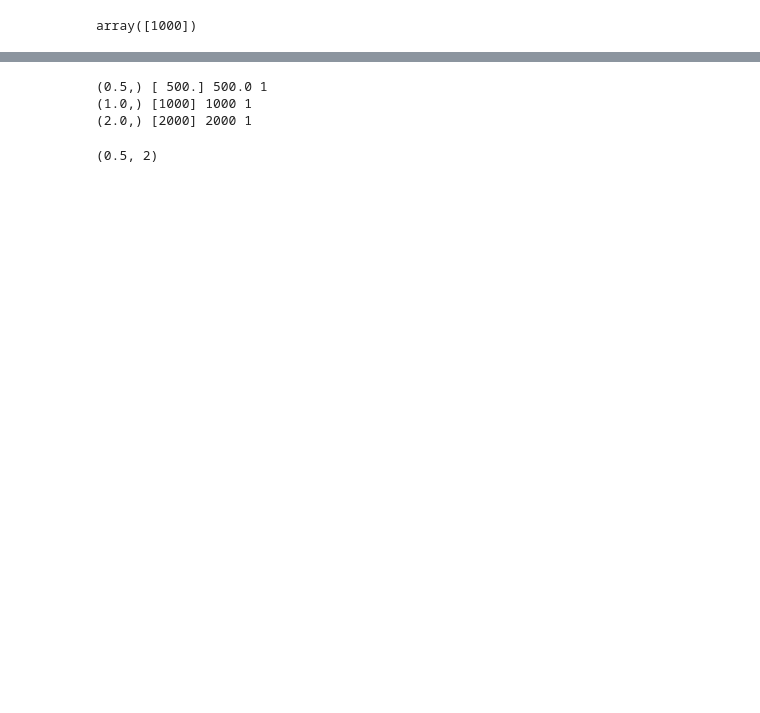
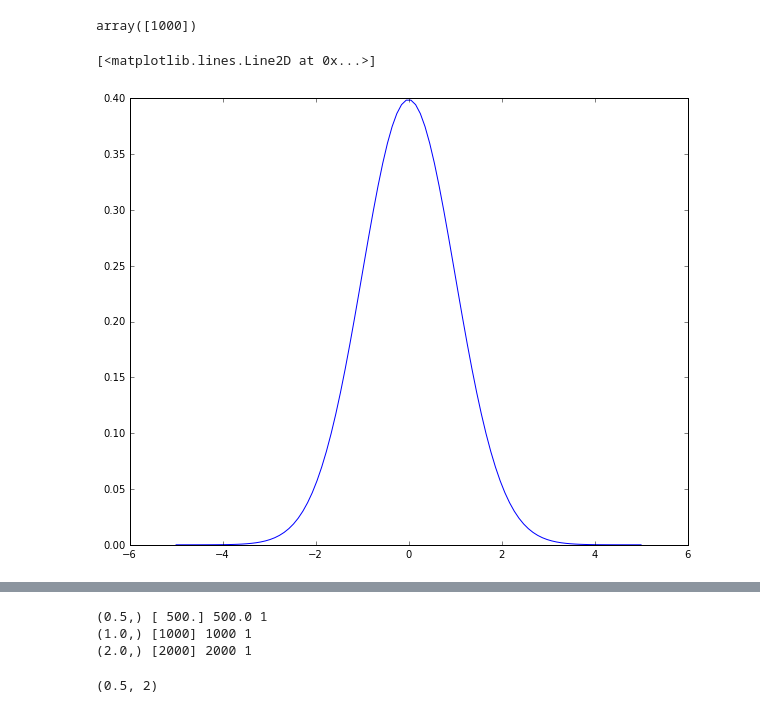
Before and after one commit to JelleAalbers/blueice, a Jupyter notebook: notebooks/Test rate and shape parameters.ipynb, the cells around one changed output, grey strips where cells are left out. Drawn from its saved outputs; the diff is of its cells as text; code cells hidden in the pictures; blank space fills up the shorter version.

Commit message:
Add test notebook

```diff
--- a/notebooks/Test rate and shape parameters.ipynb
+++ b/notebooks/Test rate and shape parameters.ipynb
@@ -43,8 +15,14 @@ config = dict(
 # %%
-m = Model(config)
+m = Model(test_conf(n_sources=1))
 m.expected_events()
 # %% [output]
 array([1000])
+# %%
+q = np.linspace(-5, 5, 100)
+plt.plot(q, m.sources[0].pdf(q))
+# %% [output]
+[<matplotlib.lines.Line2D at 0x...>]
+[figure, added]
 # %%
 from blueice.likelihood import LogLikelihood
 lf = LogLikelihood(config)
```
Also changed, not shown: parts of 10 cells of this notebook.
